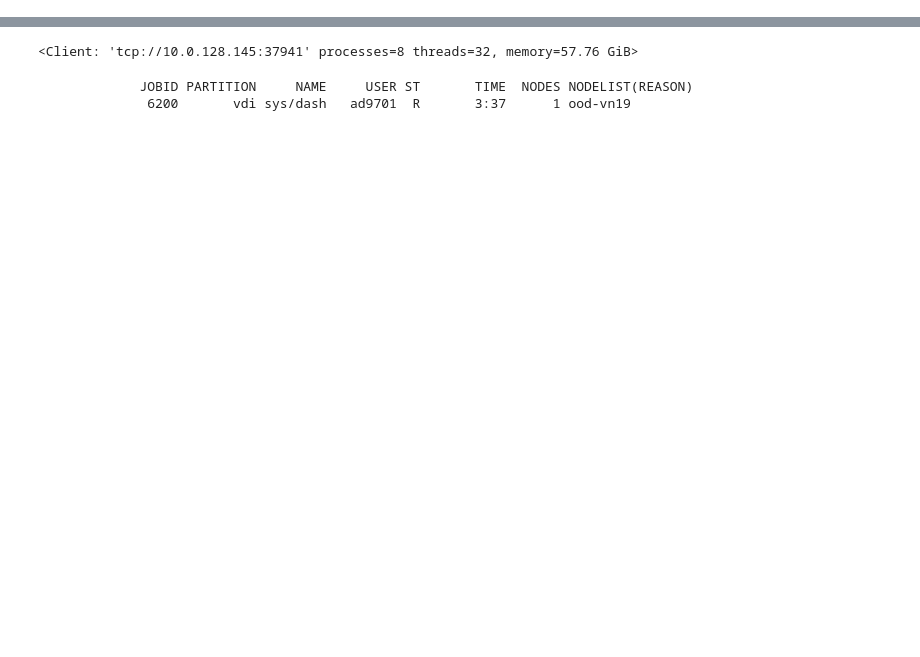
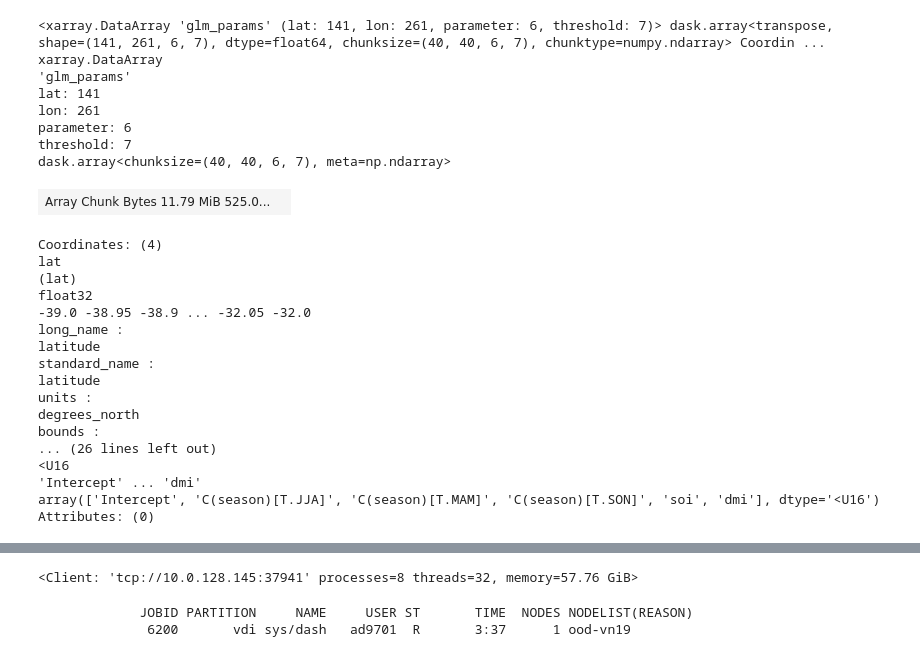
Before and after one commit to anjanadevanand/drought_break_probability, a Jupyter notebook: drought_breakEvents_logisticRegr_fit_griddded.ipynb, the cells around one changed output, grey strips where cells are left out. Drawn from its saved outputs; the diff is of its cells as text; code cells hidden in the pictures; blank space fills up the shorter version.

```diff
--- a/drought_breakEvents_logisticRegr_fit_griddded.ipynb
+++ b/drought_breakEvents_logisticRegr_fit_griddded.ipynb
@@ -25,15 +24,15 @@ import climtas.io
 
 main_dir = '/g/data/w97/ad9701/p_prob_analysis/temp_files/'
 
-varname = 'PminusE' #'P'   # the name of the directory and file
-vname = 'PminusE' #'precip'  # the name of the variable inside the files
-fname = varname + '_*_SEA_*.nc'
+varname = 'PminusEQ' #'P'   # the name of the directory and file
+vname = 'PminusEQ' #'precip'  # the name of the variable inside the files
+fname = varname + '_*_*_*.nc'
 
 # select thresholds
-threshList = np.append(np.array(20), np.arange(50, 350, 50))
+threshList = [20, 50, 100] #np.append(np.array(20), np.arange(50, 350, 50))
 
 # select timescales for analysis
-ts = [2, 6, 8, 12]
+ts = [6, 12] #[2, 6, 8, 12]
 
 # get the sst predictors
 sst_dir = '/g/data/w97/ad9701/p_prob_analysis/sst_data/'
@@ -106,30 +105,27 @@ for iW in ts:
         x_new[predSel[1]].values,                    #      "
         x_new[predSel[2]].values,                    #      "
         input_core_dims=[["time"], ["time"], ["time"], ["time"], ["predictors"], ["threshold"], [], ["sample"], ["sample"], ["sample"]],   # list with one entry per arg, these are the dimensions not to be broadcast
-        output_core_dims=[["parameter", "threshold"], ["parameter", "threshold"], ["sample", "threshold"]],                                # dimensions of the output
+        output_core_dims=[["parameter", "threshold"], ["parameter", "threshold"], ["sample", "threshold"], ["threshold"]],                                # dimensions of the output
         vectorize=True,                                                                                                                    # broadcast over non-core dimensions of the input object?
         dask="parallelized",                                                                                                               # enable dask?
         dask_gufunc_kwargs=dask_gufunc_kwargs,
-        output_dtypes=[float, float, float]
+        output_dtypes=[float, float, float, float]
     )
 
     # assign co-ordinates add metadata
     new_coords_dict = {'threshold':threshList, 'parameter':parameter}
-    da_params = da_logistReg[0].rename('glm_params').assign_coords(new_coords_dict)
-    da_pvalues = da_logistReg[1].rename('glm_pvalues').assign_coords(new_coords_dict)
-    ds_prob = da_logistReg[2].rename('glm_probability').assign_coords({'threshold':threshList}).to_dataset()
+    ds_all = da_logistReg[2].rename('glm_probability').assign_coords({'threshold':threshList}).to_dataset()
     for k in list(x_new.keys()):
-        ds_prob[k] = x_new[k]
-    ds_prob = ds_prob.rename({'dim_0':'sample'})
-
+        ds_all[k] = x_new[k]
+    ds_all = ds_all.rename({'dim_0':'sample'})
+    ds_all['glm_params'] = da_logistReg[0].rename('glm_params').assign_coords(new_coords_dict)
+    ds_all['glm_pvalues'] = da_logistReg[1].rename('glm_pvalues').assign_coords(new_coords_dict)
+    ds_all['glm_aic'] = da_logistReg[3].rename('glm_aic').assign_coords({'threshold':threshList})
 
     # save file
-    out_file = data_dir + 'GLM_params_' + '_'.join(predSel) + '.nc'
-    climtas.io.to_netcdf_throttled(da_params, out_file)
-    out_file = data_dir + 'GLM_pvalues_' + '_'.join(predSel) + '.nc'
-    climtas.io.to_netcdf_throttled(da_pvalues, out_file)
-    out_file = data_dir + 'GLM_probability_' + '_'.join(predSel) + '.nc'
-    climtas.io.to_netcdf_throttled(ds_prob, out_file)
+    out_file = data_dir + 'GLM_results_' + '_'.join(predSel) + '.nc'
+    ds_all.to_netcdf(out_file)
+    # climtas.io.to_netcdf_throttled(ds_all, out_file)
 
 cluster.scale(cores=0)
 client
@@ -192,0 +138,29 @@ distributed.worker - WARNING - Unmanaged memory use is high. This may indicate a
+# %%
+ds_all['glm_params']
+# %% [output]
+<xarray.DataArray 'glm_params' (lat: 141, lon: 261, parameter: 6, threshold: 7)> dask.array<transpose, shape=(141, 261, 6, 7), dtype=float64, chunksize=(40, 40, 6, 7), chunktype=numpy.ndarray> Coordin ...
+xarray.DataArray
+'glm_params'
+lat: 141
+lon: 261
+parameter: 6
+threshold: 7
+dask.array<chunksize=(40, 40, 6, 7), meta=np.ndarray>
+| Array Chunk Bytes 11.79 MiB 525.0... |  |
+Coordinates: (4)
+lat
+(lat)
+float32
+-39.0 -38.95 -38.9 ... -32.05 -32.0
+long_name :
+latitude
+standard_name :
+latitude
+units :
+degrees_north
+bounds :
+... (26 lines left out)
+<U16
+'Intercept' ... 'dmi'
+array(['Intercept', 'C(season)[T.JJA]', 'C(season)[T.MAM]', 'C(season)[T.SON]', 'soi', 'dmi'], dtype='<U16')
+Attributes: (0)
```
Also changed, not shown: parts of 14 cells of this notebook, 2 other files.
